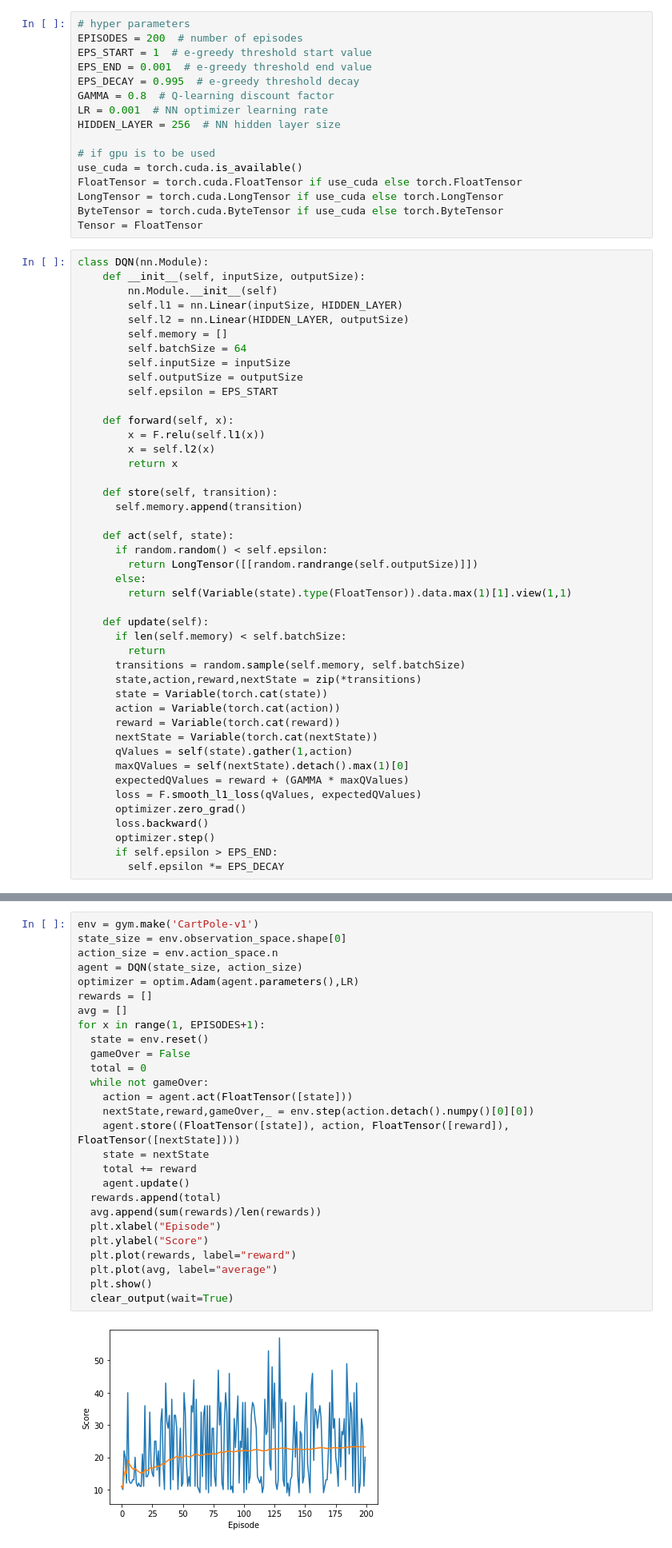
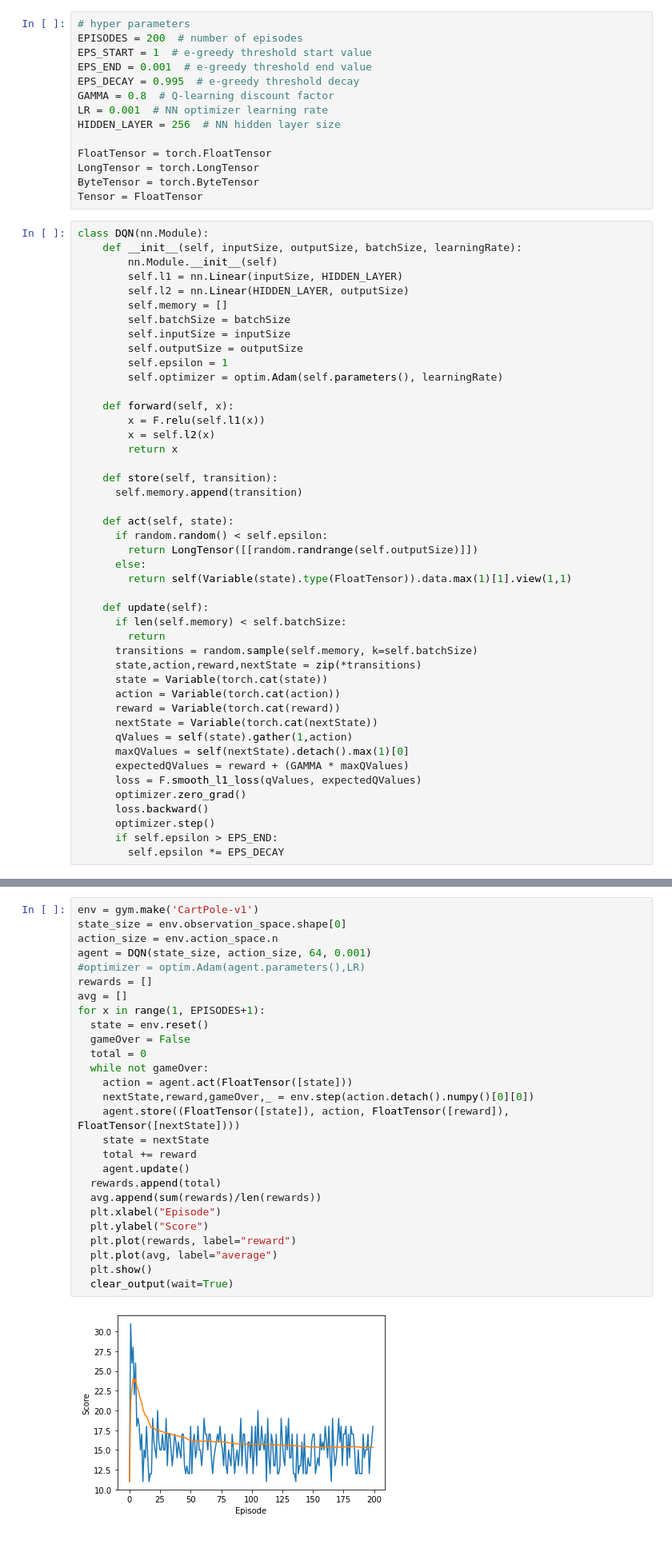
Before and after one commit to akshatshah91/Game-AI, a Jupyter notebook: DQN.ipynb, the cells around one changed output, grey strips where cells are left out. Shown: that part at 80% size. Drawn from its saved outputs; the diff is of its cells as text.

```diff
--- a/DQN.ipynb
+++ b/DQN.ipynb
@@ -21,23 +21,22 @@ GAMMA = 0.8  # Q-learning discount factor
 LR = 0.001  # NN optimizer learning rate
 HIDDEN_LAYER = 256  # NN hidden layer size
 
-# if gpu is to be used
-use_cuda = torch.cuda.is_available()
-FloatTensor = torch.cuda.FloatTensor if use_cuda else torch.FloatTensor
-LongTensor = torch.cuda.LongTensor if use_cuda else torch.LongTensor
-ByteTensor = torch.cuda.ByteTensor if use_cuda else torch.ByteTensor
+FloatTensor = torch.FloatTensor
+LongTensor = torch.LongTensor
+ByteTensor = torch.ByteTensor
 Tensor = FloatTensor
 # %%
 class DQN(nn.Module):
-    def __init__(self, inputSize, outputSize):
+    def __init__(self, inputSize, outputSize, batchSize, learningRate):
         nn.Module.__init__(self)
         self.l1 = nn.Linear(inputSize, HIDDEN_LAYER)
         self.l2 = nn.Linear(HIDDEN_LAYER, outputSize)
         self.memory = []
-        self.batchSize = 64
+        self.batchSize = batchSize
         self.inputSize = inputSize
         self.outputSize = outputSize
-        self.epsilon = EPS_START
+        self.epsilon = 1
+        self.optimizer = optim.Adam(self.parameters(), learningRate)
 
     def forward(self, x):
         x = F.relu(self.l1(x))
@@ -56,7 +55,7 @@ class DQN(nn.Module):
     def update(self):
       if len(self.memory) < self.batchSize:
         return
-      transitions = random.sample(self.memory, self.batchSize)
+      transitions = random.sample(self.memory, k=self.batchSize)
       state,action,reward,nextState = zip(*transitions)
       state = Variable(torch.cat(state))
       action = Variable(torch.cat(action))
@@ -74,29 +101,29 @@ class DQN(nn.Module):
 # %%
 env = gym.make('CartPole-v1')
 state_size = env.observation_space.shape[0]
 action_size = env.action_space.n
-agent = DQN(state_size, action_size)
-optimizer = optim.Adam(agent.parameters(),LR)
+agent = DQN(state_size, action_size, 64, 0.001)
+#optimizer = optim.Adam(agent.parameters(),LR)
 rewards = []
 avg = []
 for x in range(1, EPISODES+1):
   state = env.reset()
   gameOver = False
   total = 0
   while not gameOver:
     action = agent.act(FloatTensor([state]))
     nextState,reward,gameOver,_ = env.step(action.detach().numpy()[0][0])
     agent.store((FloatTensor([state]), action, FloatTensor([reward]), FloatTensor([nextState])))
     state = nextState
     total += reward
     agent.update()
   rewards.append(total)
   avg.append(sum(rewards)/len(rewards))
   plt.xlabel("Episode")
   plt.ylabel("Score")
   plt.plot(rewards, label="reward")
   plt.plot(avg, label="average")
   plt.show()
   clear_output(wait=True)
 # %% [output]
-[figure, old version]
+[figure, new version]
```
Also changed, not shown: parts of 3 cells of this notebook.
